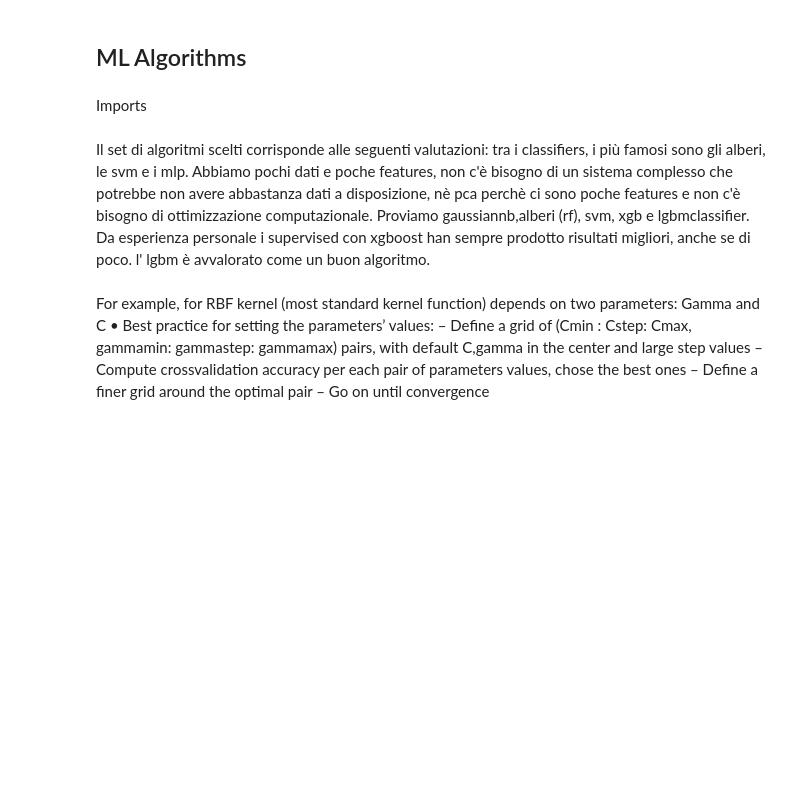
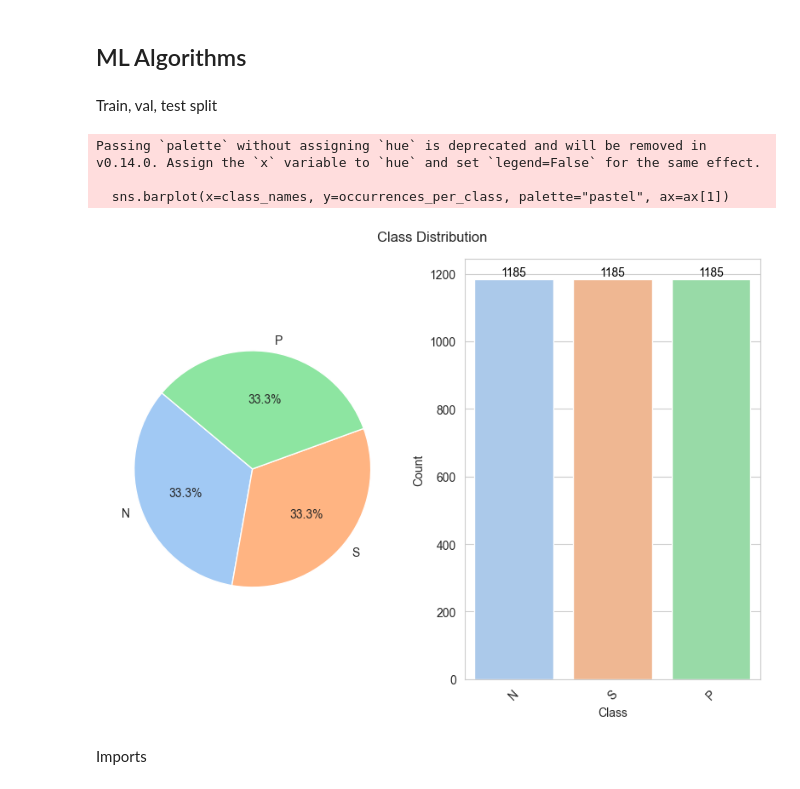
Before and after one commit to RedericoFocco/EniDataChallenge, a Jupyter notebook: EniDataChallenge.ipynb, the cells around one changed output. Drawn from its saved outputs; the diff is of its cells as text; code cells hidden in the pictures; blank space fills up the shorter version.

```diff
--- a/EniDataChallenge.ipynb
+++ b/EniDataChallenge.ipynb
@@ -224,2 +146,19 @@ X_train, X_val, y_train, y_val = train_test_split(X_train, y_train, test_size=0.
+# %%
+from sklearn.preprocessing import LabelEncoder
+
+le = LabelEncoder()
+X_no_preprocessing_all=df_raw_measures_tot
+X_no_outliers_all=df_raw_measures_tot[(np.abs(sp.stats.zscore(df_raw_measures_tot)) < 3).all(axis=1)] #excluding the +-3 sigma
+
+X_no_preprocessing=X_no_preprocessing_all.loc[:,features]
+X_no_outliers=X_no_outliers_all.loc[:,features]
+
+y_no_preprocessing = X_no_preprocessing_all.loc[:,'NSP'].astype('uint8')
+y_no_outliers = X_no_outliers_all.loc[:,'NSP'].astype('uint8')
+
+y_no_preprocessing_encode = le.fit_transform(y_no_preprocessing)
+y_no_outliers_encode = le.fit_transform(y_no_outliers)
 # %% [markdown]
 ## ML Algorithms
+# %% [markdown]
+Train, val, test split
@@ -226,3 +168,28 @@ X_train, X_val, y_train, y_val = train_test_split(X_train, y_train, test_size=0.
+# %%
+from sklearn.model_selection import train_test_split
+
+X_train_no_preprocessing, X_test_no_preprocessing, y_train_no_preprocessing, y_test_no_preprocessing = train_test_split(X_no_preprocessing, y_no_preprocessing_encode, test_size=0.2, random_state=1)
+train_data.append((X_train_no_preprocessing, y_train_no_preprocessing))
+test_data.append((X_test_no_preprocessing, y_test_no_preprocessing))
+X_train_no_outliers, X_test_no_outliers, y_train_no_outliers, y_test_no_outliers = train_test_split(X_no_outliers, y_no_outliers_encode, test_size=0.2, random_state=1)
+train_data.append((X_train_no_outliers, y_train_no_outliers))
+test_data.append((X_test_no_outliers, y_test_no_outliers))
+# %%
+from imblearn.over_sampling import SMOTE
+oversample=SMOTE()
+X_ov_no_preprocessing,y_ov_no_preprocessing = oversample.fit_resample(X_train_no_preprocessing,y_train_no_preprocessing)
+train_data.append((X_ov_no_preprocessing,y_ov_no_preprocessing))
+X_ov_no_outliers,y_ov_no_outliers = oversample.fit_resample(X_train_no_outliers,y_train_no_outliers)
+train_data.append((X_ov_no_outliers,y_ov_no_outliers))
+# %%
+_,ov_counts=np.unique(y_ov_no_outliers,return_counts=True)
+# %%
+plot_target_class_occurences(ov_counts,class_names)
+# %% [output]
+Passing `palette` without assigning `hue` is deprecated and will be removed in v0.14.0. Assign the `x` variable to `hue` and set `legend=False` for the same effect.
+
+  sns.barplot(x=class_names, y=occurrences_per_class, palette="pastel", ax=ax[1])
+[figure, added]
 # %% [markdown]
 Imports
 # %%
@@ -246,15 +204,2 @@ from sklearn.model_selection import KFold, GridSearchCV, RandomizedSearchCV
 import xgboost as xgb
 from lightgbm import LGBMClassifier
-# %% [markdown]
-Il set di algoritmi scelti corrisponde alle seguenti valutazioni: tra i classifiers, i più famosi sono gli alberi, le svm e i mlp. Abbiamo pochi dati e poche features, non c'è bisogno di un sistema complesso che potrebbe non avere abbastanza dati a disposizione, nè pca perchè ci sono poche features e non c'è bisogno di ottimizzazione computazionale.
-Proviamo gaussiannb,alberi (rf), svm, xgb e lgbmclassifier. Da esperienza personale i supervised con xgboost han sempre prodotto risultati migliori, anche se di poco. l' lgbm è avvalorato come un buon algoritmo.
-# %% [markdown]
-For example, for RBF kernel (most standard kernel function)
-depends on two parameters: Gamma and C
-• Best practice for setting the parameters’ values:
-– Define a grid of (Cmin : Cstep: Cmax, gammamin: gammastep: gammamax)
-pairs, with default C,gamma in the center and large step values
-– Compute crossvalidation accuracy per each pair of parameters values,
-chose the best ones
-– Define a finer grid around the optimal pair
-– Go on until convergence
```
Also changed, not shown: parts of 92 cells of this notebook, 11 other files.
